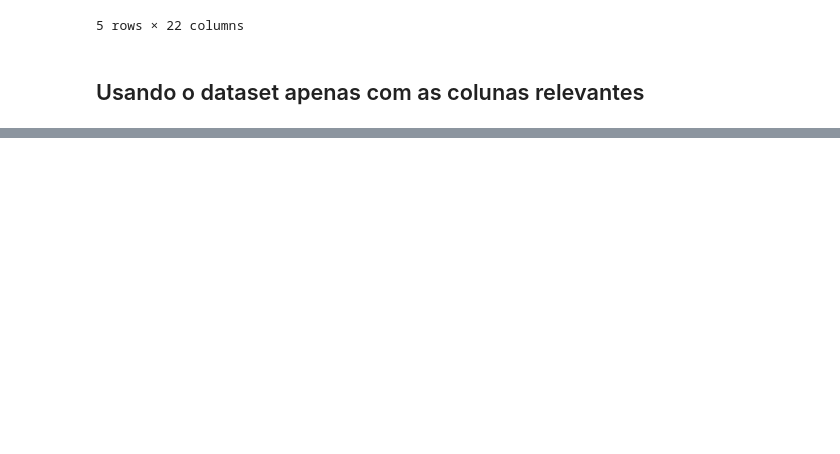
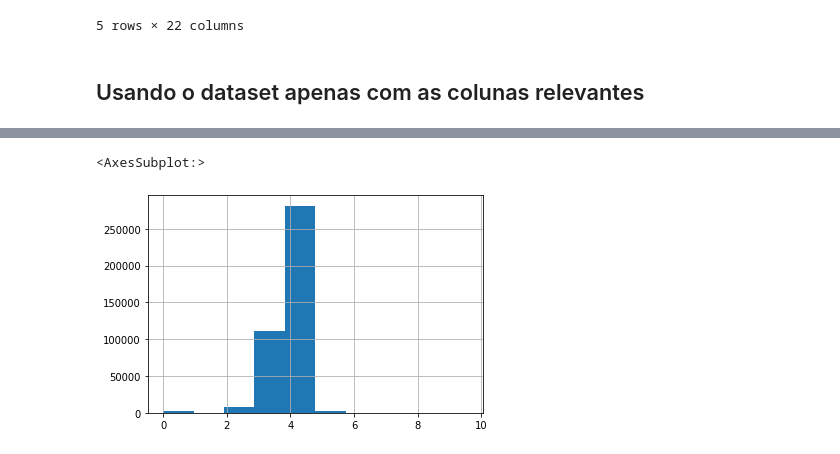
Before and after one commit to mbs8/IF679-ciencia-de-dados, a Jupyter notebook: 1-initial-analysis.ipynb, the cells around one changed output, grey strips where cells are left out. Drawn from its saved outputs; the diff is of its cells as text; code cells hidden in the pictures; blank space fills up the shorter version.

```diff
--- a/1-initial-analysis.ipynb
+++ b/1-initial-analysis.ipynb
@@ -126,0 +140,7 @@ sns.pairplot(df, hue='price')
+# %%
+df['log_price'] = df['price'].apply(np.log10)
+# %%
+df[df['price'] > 0]['price'].apply(np.log10).hist()
+# %% [output]
+<AxesSubplot:>
+[figure, added]
```
Also changed, not shown: parts of 29 cells of this notebook.
